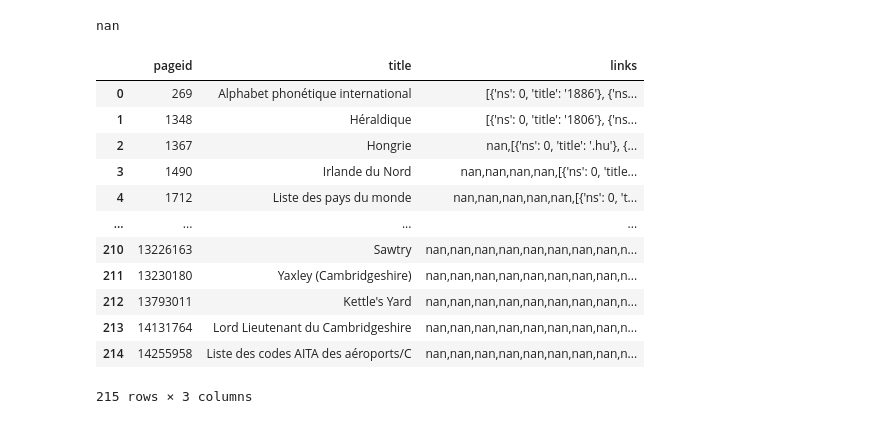
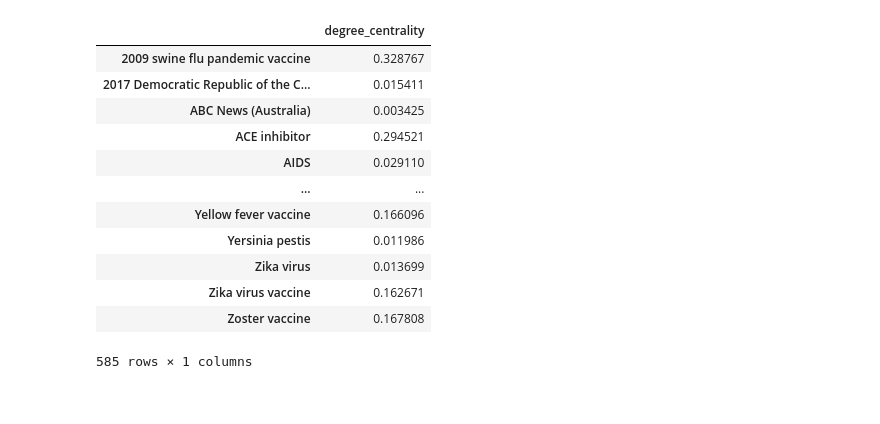
Before and after one commit to teijehidde/Comparing-Wiki-Knowledge-Networks, a Jupyter notebook: Code/Notebook_app.ipynb, the cells around one changed output. Drawn from its saved outputs; the diff is of its cells as text; code cells hidden in the pictures.

Commit message:
CWKN-79 CWKN-80 CWKN-84 Fixed the networkx-utils call, starting working on decsription and (gif) clip explanation the why and how of the app.

```diff
--- a/Code/Notebook_app.ipynb
+++ b/Code/Notebook_app.ipynb
@@ -172,44 +172,25 @@ class WikiNetwork(WikiNode):
         return result
 
     def getStatsNodes(self, integrate = False):
-        # I think this will work much better with pandas... For next sprint. (see: https://stackoverflow.com/questions/46711557/calculating-min-and-max-over-a-list-of-dictionaries-for-normalizing-dictionary-v)
         G = nx.Graph()
         G.add_edges_from(self.getEdges(type = 'networkx'))
-
         communities = greedy_modularity_communities(G)
         degree_centrality_nodes = degreeCentrality(G)
         eccentricity_nodes = eccentricity(G)
+        dict_communities = {key:value for value in range(len(communities)) for key in communities[value] }
 
-        dict_communities = {key:value for value in range(len(communities)) for key in communities[value] }
-        # for number in range(len(communities)):
-        #    for node in communities[number]:
-        #        key, value = node, number
-        #        dict_communities[key] = value
+        df = pd.DataFrame({'degree_centrality':pd.Series(degree_centrality_nodes), 'eccentricity':pd.Series(eccentricity_nodes), 'community':pd.Series(dict_communities)})
 
-        normalized_centrality_nodes = {}
-        centrality_max = max(degree_centrality_nodes.values())
-        centrality_min = min(degree_centrality_nodes.values())
-        for node in degree_centrality_nodes.keys():
-            normalized_centrality_nodes[node] = normalizing(val= degree_centrality_nodes[node], max= centrality_max, min = centrality_min)
+        val_max = max(degree_centrality_nodes)
+        val_min = min(degree_centrality_nodes)
 
-        if integrate == True:
-            for node in self.network_nodes.keys():
-                try:
-                    self.network_nodes[node].node_centrality = degree_centrality_nodes[node]
-                    self.network_nodes[node].normalized_centrality = normalized_centrality_nodes[node]
-                    self.network_nodes[node].eccentricity = eccentricity_nodes[node]
-                    self.network_nodes[node].community = dict_communities[node]
-                except:
-                    pass
-                    # print(node + ' failed.')
-            print ('Integration of Stats to nodes done.')
+        df[['degree_centrality']].apply(lambda x: ((x - val_min) / (val_max - val_min)), axis = 0, result_type = 'expand')
 
-        else:
-            return pd.DataFrame({'degree_centrality':pd.Series(degree_centrality_nodes), 'normalized_centrality':pd.Series(normalized_centrality_nodes), 'eccentricity':pd.Series(eccentricity_nodes), 'community':pd.Series(dict_communities)})
+        return df
 # %%
 test = WikiNetwork('Vaccine', lang = 'en')
 # %%
-stats_nodes = test.getStatsNodes(integrate = False)
+stats_nodes = test.getStatsNodes()
 
 #
 # %% [output]
@@ -468,4 +197,0 @@ result2
-# %%
-result2.iloc[50]['links']
-# %% [output]
-nan
@@ -474,16 +198,16 @@ if 'nan' in result2: result2.remove('nan')
-# %%
-result2
-# %% [output]
-|  | pageid | title | links |
-| 0 | 269 | Alphabet phonétique international | [{'ns': 0, 'title': '1886'}, {'ns... |
-| 1 | 1348 | Héraldique | [{'ns': 0, 'title': '1806'}, {'ns... |
-| 2 | 1367 | Hongrie | nan,[{'ns': 0, 'title': '.hu'}, {... |
-| 3 | 1490 | Irlande du Nord | nan,nan,nan,nan,[{'ns': 0, 'title... |
-| 4 | 1712 | Liste des pays du monde | nan,nan,nan,nan,nan,[{'ns': 0, 't... |
-| ... | ... | ... | ... |
-| 210 | 13226163 | Sawtry | nan,nan,nan,nan,nan,nan,nan,nan,n... |
-| 211 | 13230180 | Yaxley (Cambridgeshire) | nan,nan,nan,nan,nan,nan,nan,nan,n... |
-| 212 | 13793011 | Kettle's Yard | nan,nan,nan,nan,nan,nan,nan,nan,n... |
-| 213 | 14131764 | Lord Lieutenant du Cambridgeshire | nan,nan,nan,nan,nan,nan,nan,nan,n... |
-| 214 | 14255958 | Liste des codes AITA des aéroports/C | nan,nan,nan,nan,nan,nan,nan,nan,n... |
-215 rows × 3 columns
+# %%
+stats_nodes[['degree_centrality']]
+# %% [output]
+|  | degree_centrality |
+| 2009 swine flu pandemic vaccine | 0.328767 |
+| 2017 Democratic Republic of the C... | 0.015411 |
+| ABC News (Australia) | 0.003425 |
+| ACE inhibitor | 0.294521 |
+| AIDS | 0.029110 |
+| ... | ... |
+| Yellow fever vaccine | 0.166096 |
+| Yersinia pestis | 0.011986 |
+| Zika virus | 0.013699 |
+| Zika virus vaccine | 0.162671 |
+| Zoster vaccine | 0.167808 |
+585 rows × 1 columns
```
Also changed, not shown: parts of 32 cells of this notebook, 4 other files.
